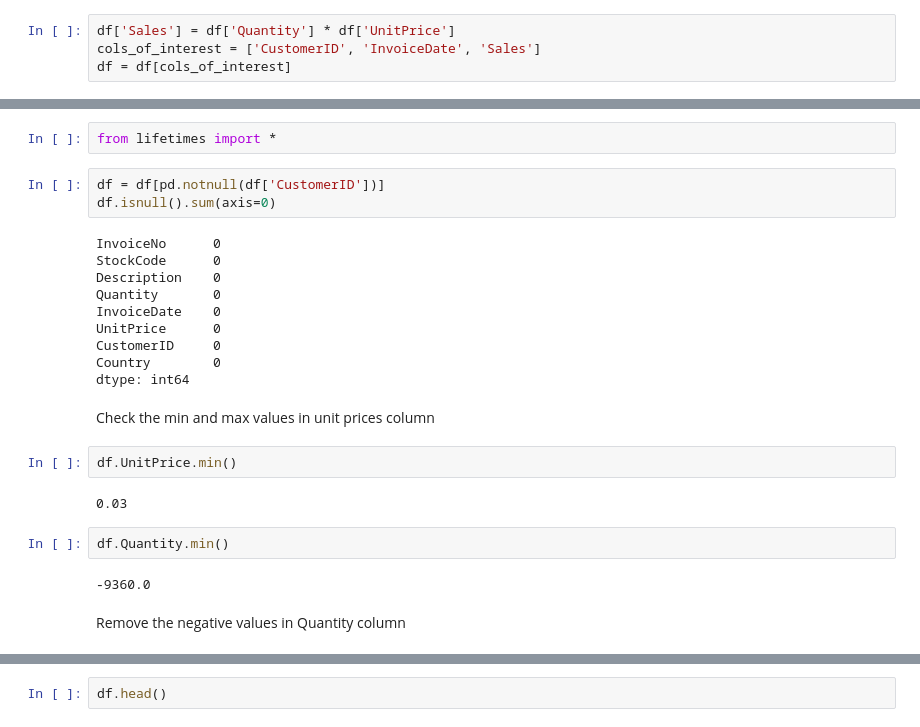
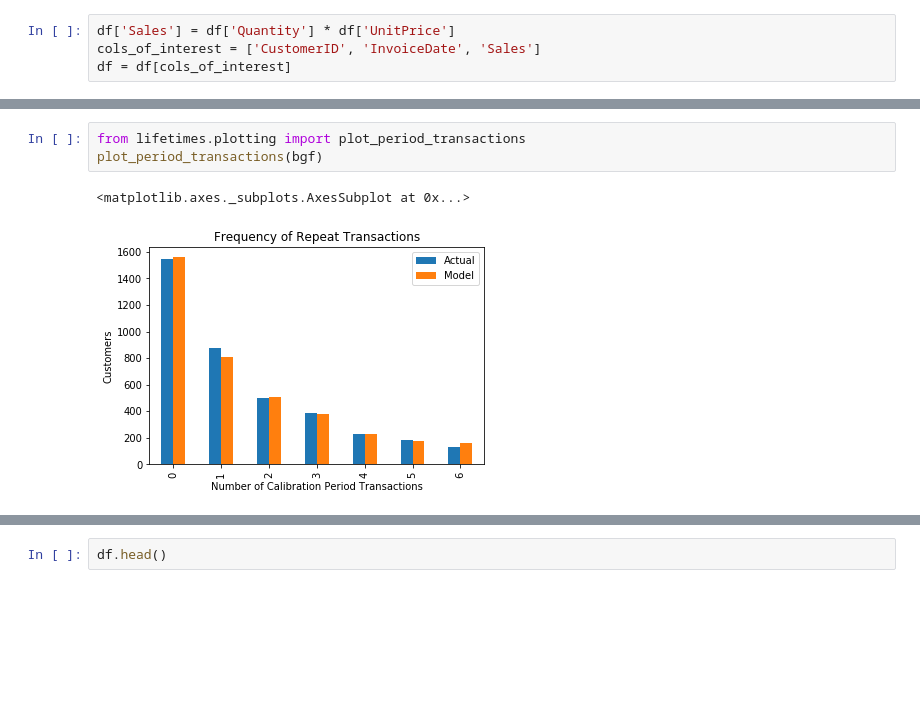
Before and after one commit to minkicu/100DayOfMLCode, a Jupyter notebook: day_061_CLV.ipynb, the cells around one changed output, grey strips where cells are left out. Drawn from its saved outputs; the diff is of its cells as text; blank space fills up the shorter version.

```diff
--- a/day_061_CLV.ipynb
+++ b/day_061_CLV.ipynb
@@ -79,27 +177,6 @@ Successfully installed lifetimes-0.11.1 pandas-0.24.2
 # %%
-from lifetimes import *
+from lifetimes.plotting import plot_period_transactions
+plot_period_transactions(bgf)
+# %% [output]
+<matplotlib.axes._subplots.AxesSubplot at 0x...>
+[figure, added]
-# %%
-df = df[pd.notnull(df['CustomerID'])]
-df.isnull().sum(axis=0)
-# %% [output]
-InvoiceNo      0
-StockCode      0
-Description    0
-Quantity       0
-InvoiceDate    0
-UnitPrice      0
-CustomerID     0
-Country        0
-dtype: int64
-# %% [markdown]
-Check the min and max values in unit prices column
-# %%
-df.UnitPrice.min()
-# %% [output]
-0.03
-# %%
-df.Quantity.min()
-# %% [output]
--9360.0
-# %% [markdown]
-Remove the negative values in Quantity column
```
Also changed, not shown: parts of 30 cells of this notebook.
